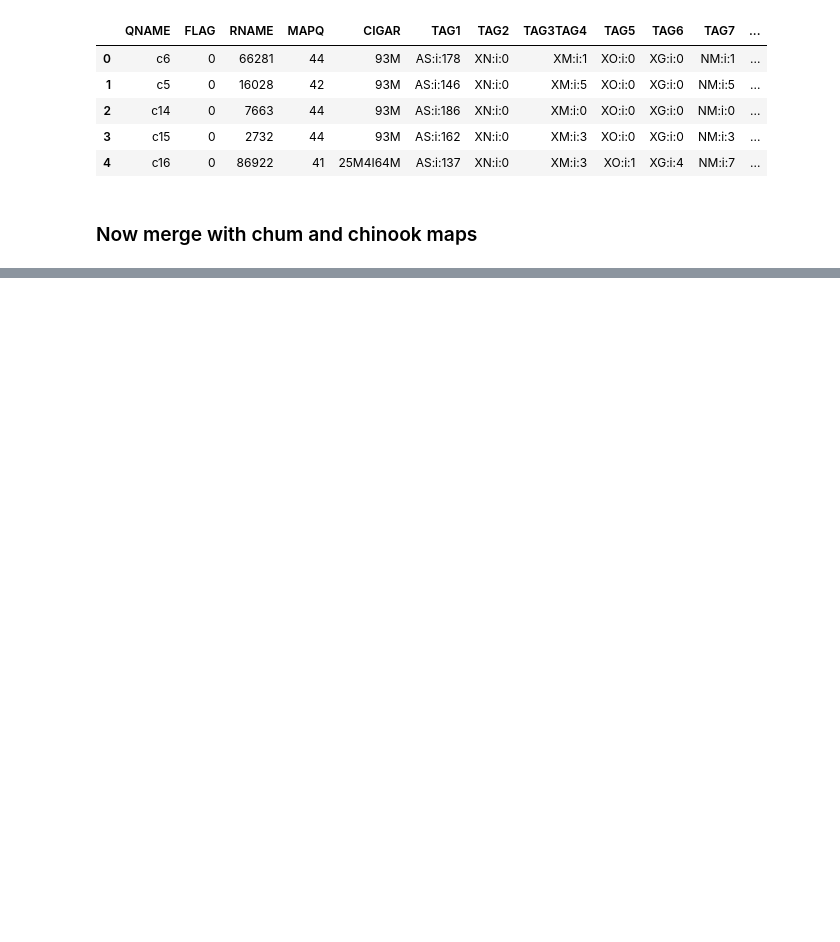
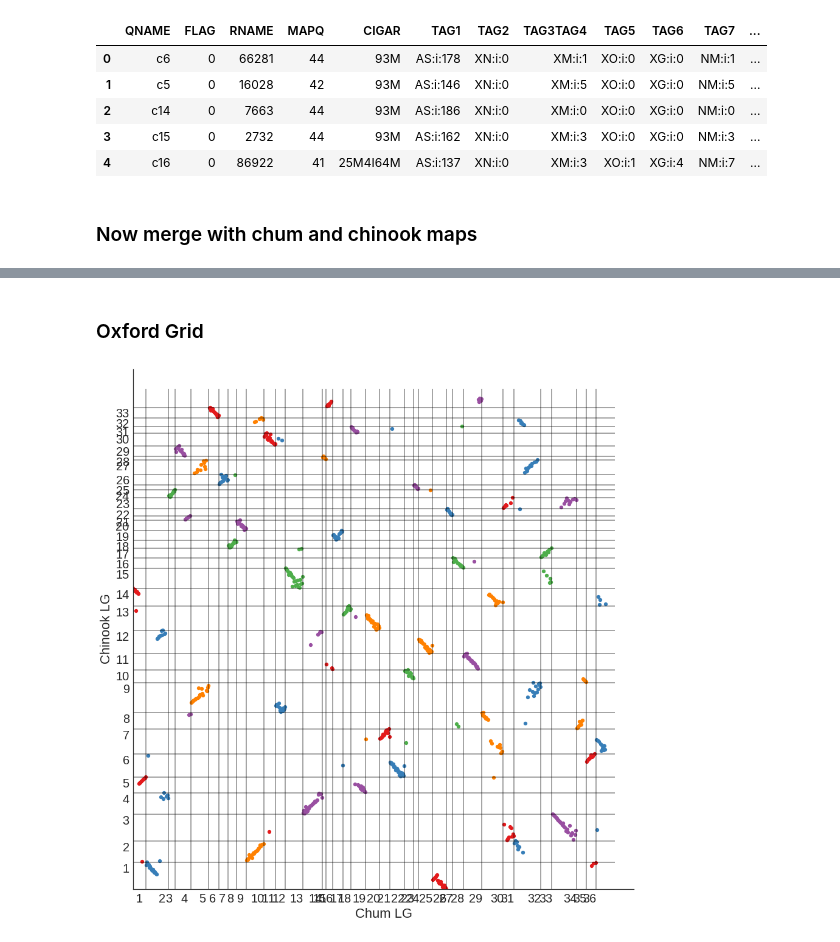
Before and after one commit to rwaples/chum_populations, a Jupyter notebook: Align to Chinook.ipynb, the cells around one changed output, grey strips where cells are left out. Drawn from its saved outputs; the diff is of its cells as text; code cells hidden in the pictures; blank space fills up the shorter version.

```diff
--- a/Align to Chinook.ipynb
+++ b/Align to Chinook.ipynb
@@ -200,0 +220,5 @@ synteny[['contig', 'LEP_LG', 'RNAME', 'Chromosome', 'Position (cM)']].head()
+# %%
+synteny_summary = synteny[['contig', 'paper1_LG', 'cM', 'RNAME', 'Chromosome', 'Position (cM)']].copy()
+synteny_summary.rename(columns = {'paper1_LG':'chum_LG', 'cM':'chum_cM', 'Chromosome':'Ots_LG', 'Position (cM)':'Ots_cM' }, inplace=True)
+synteny_summary['Ots_LG'] = [int(xx.split('s')[1]) for xx in synteny_summary['Ots_LG']]
+synteny_summary.head()
@@ -200,0 +232,8 @@ synteny[['contig', 'LEP_LG', 'RNAME', 'Chromosome', 'Position (cM)']].head()
+# %%
+xx = synteny_summary.sort(columns = ['chum_LG', 'chum_cM'])
+xx['chum_pos'] = [ee for ee in range(len(xx))]
+xx = xx.sort(columns = ['Ots_LG', 'Ots_cM'])
+xx['Ots_pos'] = [ee for ee in range(len(yy))]
+# %%
+xx_breaks = np.where(np.diff(xx.sort(columns = ['chum_LG', 'chum_cM'])['chum_LG'])==1)
+yy_breaks = np.where(np.diff(xx.sort(columns = ['Ots_LG', 'Ots_cM'])['Ots_LG'])==1)
@@ -201 +260,17 @@ synteny[['contig', 'LEP_LG', 'RNAME', 'Chromosome', 'Position (cM)']].head()
+# %% [markdown]
+### Oxford Grid
+# %%
+sns.lmplot('chum_pos', 'Ots_pos', data = xx, fit_reg = False, hue = 'chum_LG', legend = False,
+           palette=sns.color_palette("Set1", 5), size = 13, scatter_kws = {'alpha':1, 's':40})
+plt.xlim(0); plt.ylim(0)
+np.diff(xx.sort(columns = ['chum_LG', 'chum_cM'])['chum_LG'])
+plt.vlines(xx_breaks, ymin = 0, ymax = 770, alpha = .4)
+plt.hlines(yy_breaks, xmin = 0, xmax = 770, alpha = .4)
+plt.xticks([x-10 for x in xx_breaks[0]], range(1,38), horizontalalignment = 'center')
+plt.yticks([x-10 for x in yy_breaks[0]], range(1,38))
+plt.xlabel('Chum LG')
+plt.ylabel('Chinook LG')
+plt.show()
+# %% [output]
+[figure, added]
 # %%
```
Also changed, not shown: parts of 14 cells of this notebook, 5 other files.
